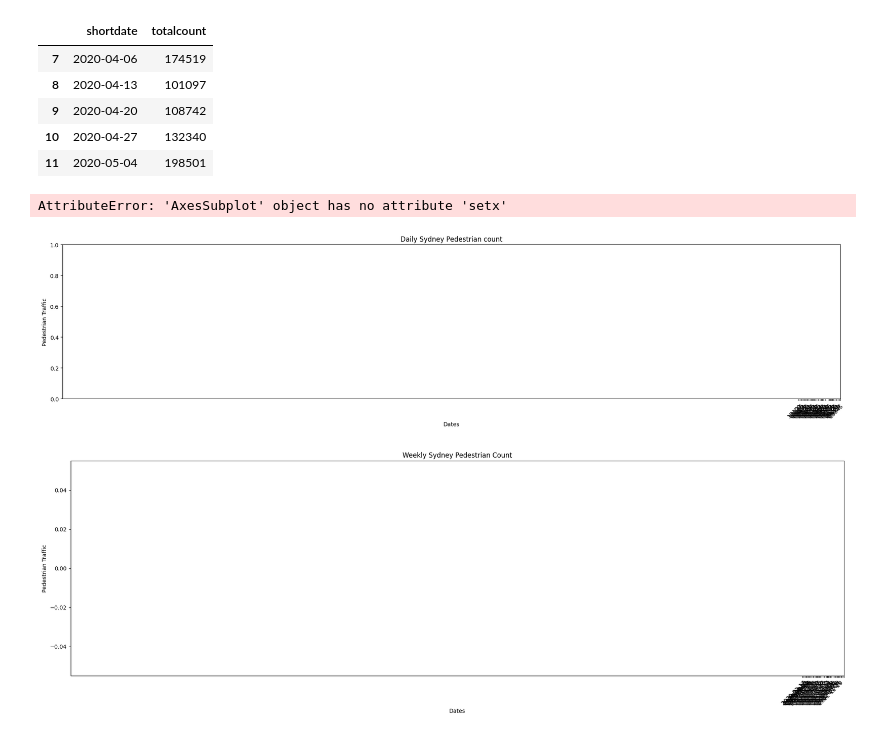
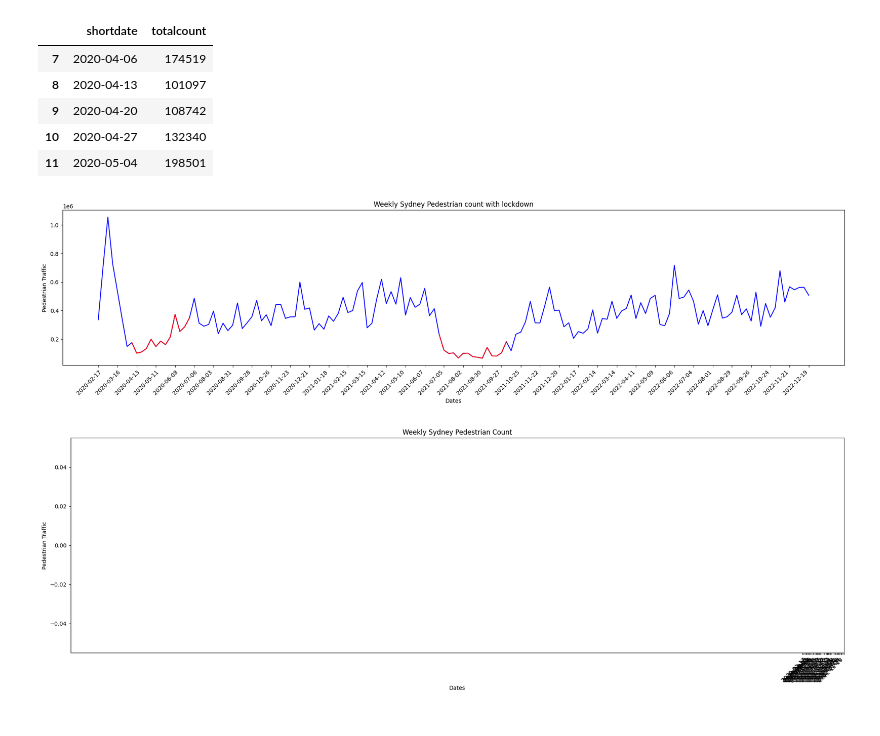
Before and after one commit to Gsirron/DataScience-sydney-pedestrians, a Jupyter notebook: Covid_activity.ipynb, the cells around one changed output. Saved outputs shown, nothing was run; the diff lists cells and outputs as text; code cells hidden in the pictures.

Commit message:
feat: added weekly graphs with lockdown

```diff
--- a/Covid_activity.ipynb
+++ b/Covid_activity.ipynb
@@ -234,29 +234,28 @@ weekly_lockdown1_dates.head()
 # %%
 # assign on the graph
 x,y = weekly_group_df.shortdate,weekly_group_df.totalcount
 xa,ya = weekly_lockdown1_dates.shortdate,weekly_lockdown1_dates.totalcount
 xb,yb = weekly_lockdown2_dates.shortdate,weekly_lockdown2_dates.totalcount
 # new figure
 fig = plt.figure(figsize=(25,5))
 
 ax = fig.add_subplot(1,1,1)
-ax.set_title('Daily Sydney Pedestrian count')
+ax.set_title('Weekly Sydney Pedestrian count with lockdown')
 ax.set_ylabel('Pedestrian Traffic')
 ax.set_xlabel('Dates')
 # set more fequent x axis ticks
 plt.xticks(rotation=45, ha="right", rotation_mode="anchor")
 ax.set_xticks(weekly_group_df.shortdate[::4])
 ax.xaxis.set_major_formatter(mdates.DateFormatter("%Y-%m-%d"))
 ax.xaxis.set_minor_formatter(mdates.DateFormatter("%Y-%m-%d"))
 # plot inital
-ax.plot(x,y)
+ax.plot(x,y, color='blue')
 # plot lockdown dates
 ax.plot(xa,ya, color= 'red')
 ax.plot(xb,yb, color= 'red')
 plt.show()
 # %% [output]
-AttributeError: 'AxesSubplot' object has no attribute 'setx'
-[figure, old version]
+[figure, new version]
 # %%
 # Now that looks better, we can see how much the lockdown has had effect on the pedestrian count
 
```
Also changed, not shown: parts of 3 cells of this notebook.
